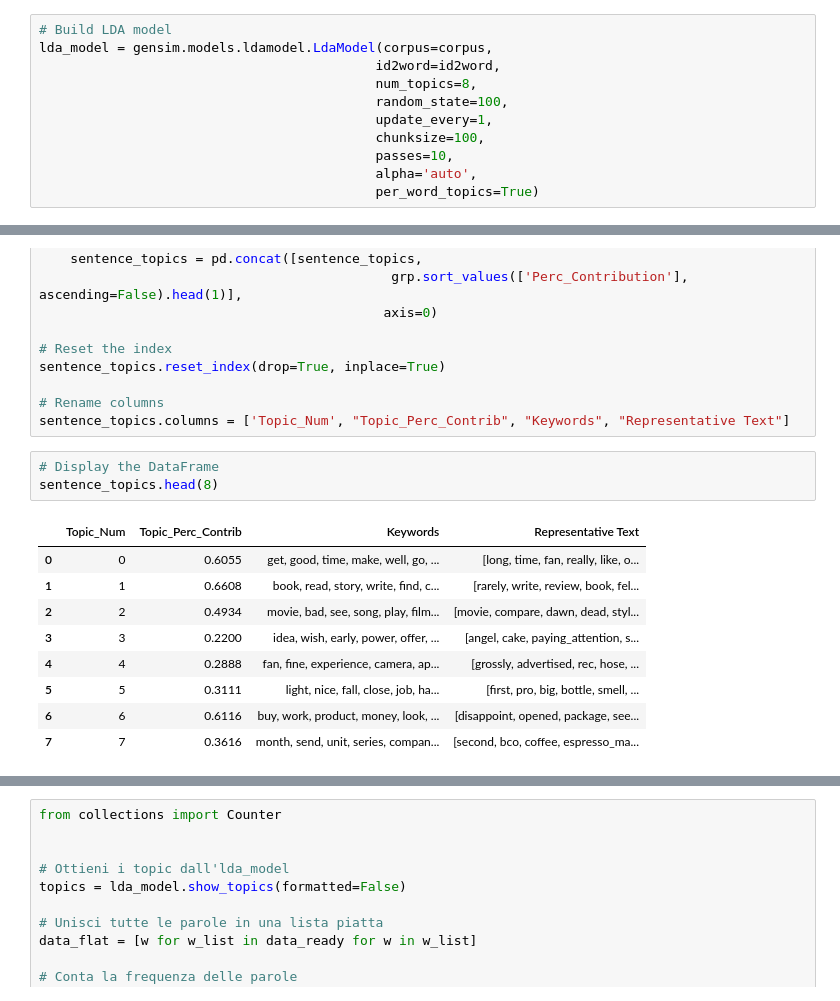
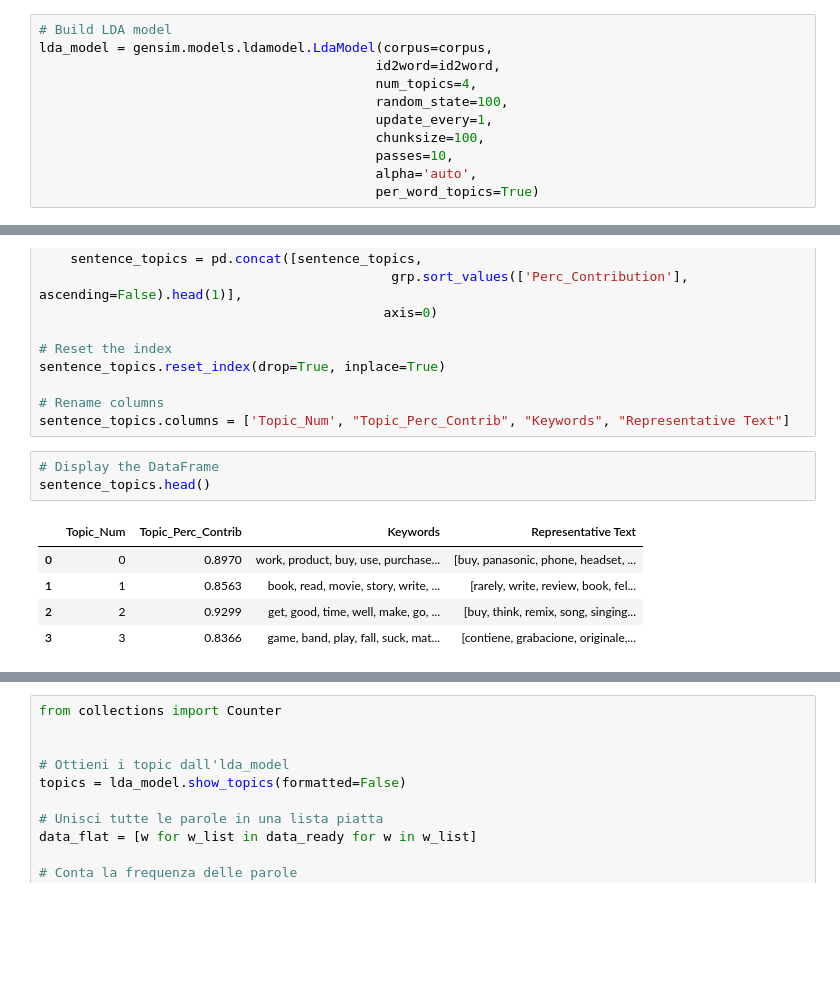
Before and after one commit to Angelido/HLT---Sentiment-Analysis, a Jupyter notebook: Code/Topic_Modeling.ipynb, the cells around one changed output, grey strips where cells are left out. Saved outputs shown, nothing was run; the diff lists cells and outputs as text; blank space fills up the shorter version.

```diff
--- a/Code/Topic_Modeling.ipynb
+++ b/Code/Topic_Modeling.ipynb
@@ -433,7 +458,7 @@ For the purposes of our task, we believe it is important to find a number of top
 # Build LDA model
 lda_model = gensim.models.ldamodel.LdaModel(corpus=corpus,
                                            id2word=id2word,
-                                           num_topics=8,
+                                           num_topics=4,
                                            random_state=100,
                                            update_every=1,
                                            chunksize=100,
@@ -577,14 +580,10 @@ sentence_topics.reset_index(drop=True, inplace=True)
 sentence_topics.columns = ['Topic_Num', "Topic_Perc_Contrib", "Keywords", "Representative Text"]
 # %%
 # Display the DataFrame
-sentence_topics.head(8)
+sentence_topics.head()
 # %% [output]
 |  | Topic_Num | Topic_Perc_Contrib | Keywords | Representative Text |
-| 0 | 0 | 0.6055 | get, good, time, make, well, go, ... | [long, time, fan, really, like, o... |
-| 1 | 1 | 0.6608 | book, read, story, write, find, c... | [rarely, write, review, book, fel... |
-| 2 | 2 | 0.4934 | movie, bad, see, song, play, film... | [movie, compare, dawn, dead, styl... |
-| 3 | 3 | 0.2200 | idea, wish, early, power, offer, ... | [angel, cake, paying_attention, s... |
-| 4 | 4 | 0.2888 | fan, fine, experience, camera, ap... | [grossly, advertised, rec, hose, ... |
-| 5 | 5 | 0.3111 | light, nice, fall, close, job, ha... | [first, pro, big, bottle, smell, ... |
-| 6 | 6 | 0.6116 | buy, work, product, money, look, ... | [disappoint, opened, package, see... |
-| 7 | 7 | 0.3616 | month, send, unit, series, compan... | [second, bco, coffee, espresso_ma... |
+| 0 | 0 | 0.8970 | work, product, buy, use, purchase... | [buy, panasonic, phone, headset, ... |
+| 1 | 1 | 0.8563 | book, read, movie, story, write, ... | [rarely, write, review, book, fel... |
+| 2 | 2 | 0.9299 | get, good, time, well, make, go, ... | [buy, think, remix, song, singing... |
+| 3 | 3 | 0.8366 | game, band, play, fall, suck, mat... | [contiene, grabacione, originale,... |
```
Also changed, not shown: parts of 13 cells of this notebook.
